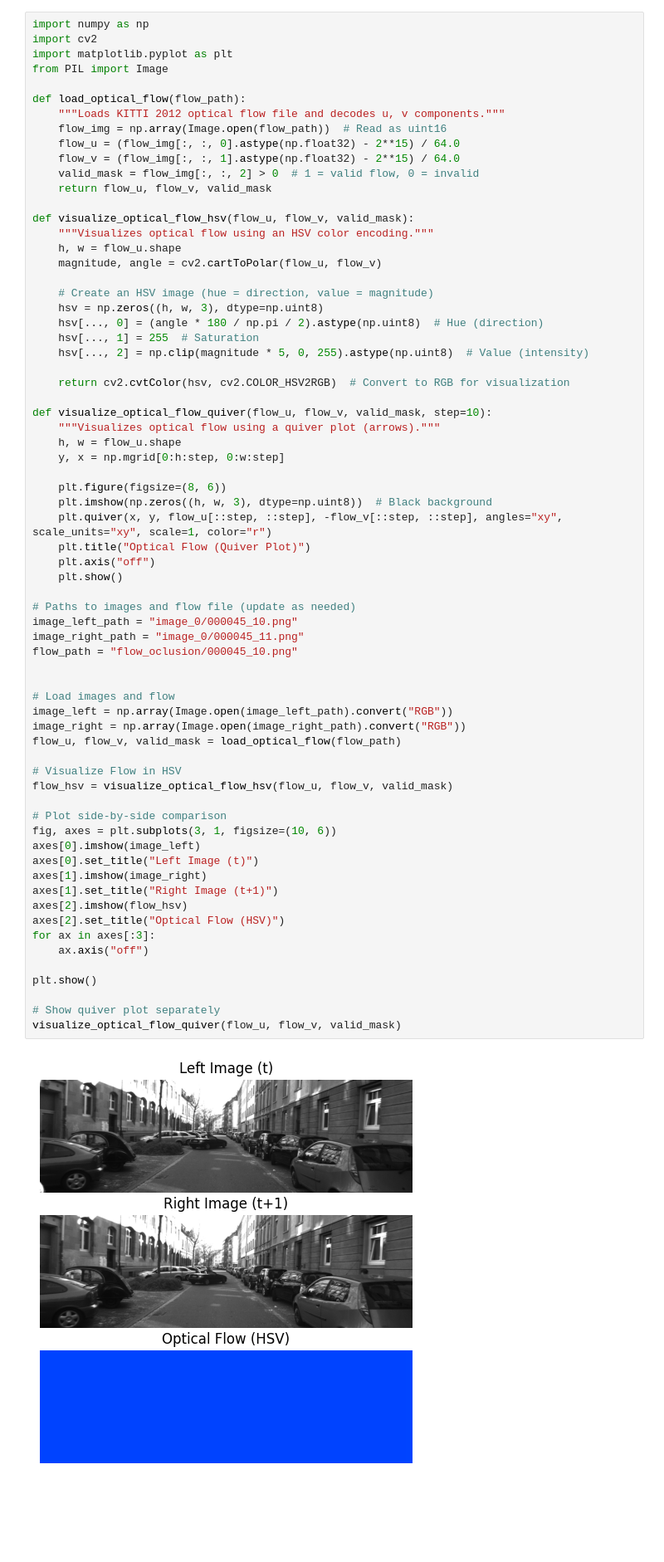
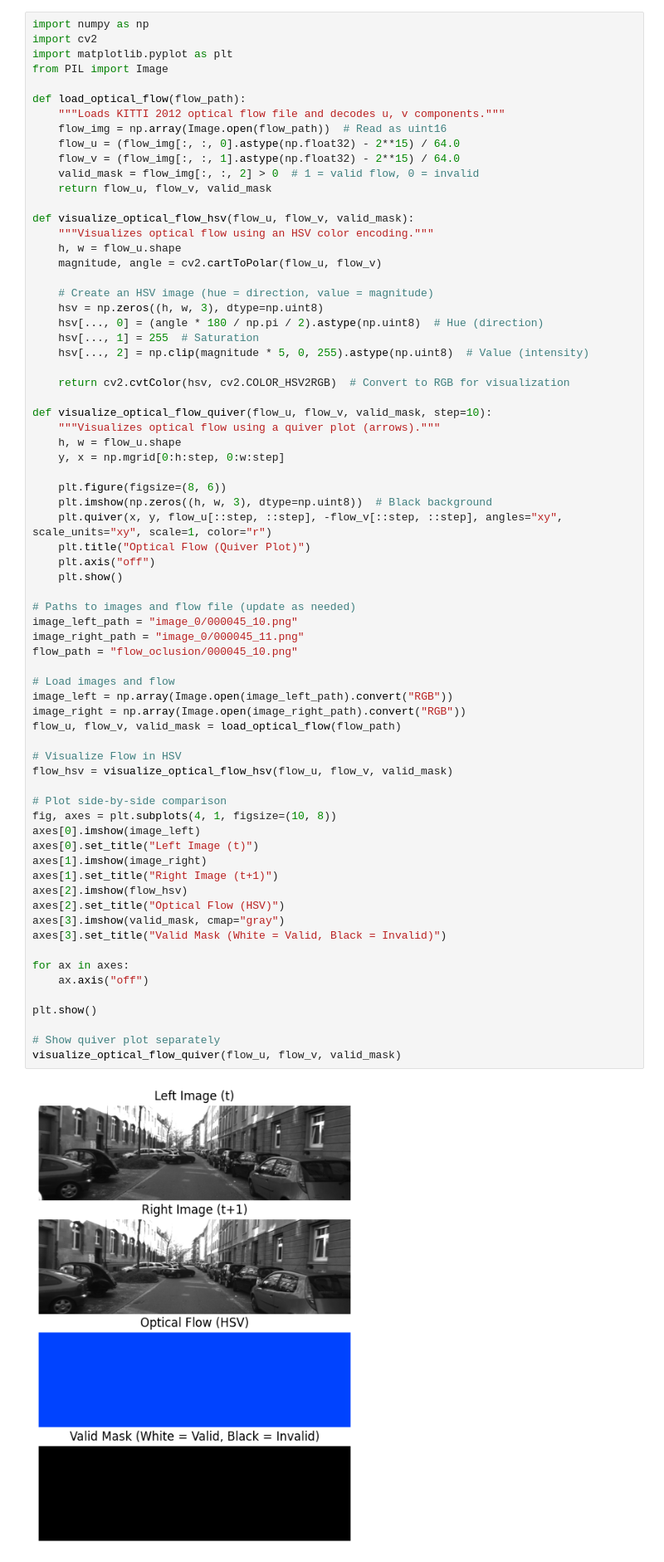
Before and after one commit to mcv-m6-video/mcv-c6-2025-team5, a Jupyter notebook: Week3/dataset_flow/tester.ipynb, the cells around one changed output. Shown at 83% size. Drawn from its saved outputs; the diff is of its cells as text; blank space fills up the shorter version.

```diff
--- a/Week3/dataset_flow/tester.ipynb
+++ b/Week3/dataset_flow/tester.ipynb
@@ -37,35 +37,37 @@ def visualize_optical_flow_quiver(flow_u, flow_v, valid_mask, step=10):
     plt.axis("off")
     plt.show()
 
 # Paths to images and flow file (update as needed)
 image_left_path = "image_0/000045_10.png"
 image_right_path = "image_0/000045_11.png"
 flow_path = "flow_oclusion/000045_10.png"
 
-
 # Load images and flow
 image_left = np.array(Image.open(image_left_path).convert("RGB"))
 image_right = np.array(Image.open(image_right_path).convert("RGB"))
 flow_u, flow_v, valid_mask = load_optical_flow(flow_path)
 
 # Visualize Flow in HSV
 flow_hsv = visualize_optical_flow_hsv(flow_u, flow_v, valid_mask)
 
 # Plot side-by-side comparison
-fig, axes = plt.subplots(3, 1, figsize=(10, 6))
+fig, axes = plt.subplots(4, 1, figsize=(10, 8))
 axes[0].imshow(image_left)
 axes[0].set_title("Left Image (t)")
 axes[1].imshow(image_right)
 axes[1].set_title("Right Image (t+1)")
 axes[2].imshow(flow_hsv)
 axes[2].set_title("Optical Flow (HSV)")
-for ax in axes[:3]:
+axes[3].imshow(valid_mask, cmap="gray")
+axes[3].set_title("Valid Mask (White = Valid, Black = Invalid)")
+
+for ax in axes:
     ax.axis("off")
 
 plt.show()
 
 # Show quiver plot separately
 visualize_optical_flow_quiver(flow_u, flow_v, valid_mask)
 # %% [output]
-[figure, old version]
+[figure, new version]
 [figure]
```
Also changed, not shown: parts of 1 cell of this notebook, 1 other file.
